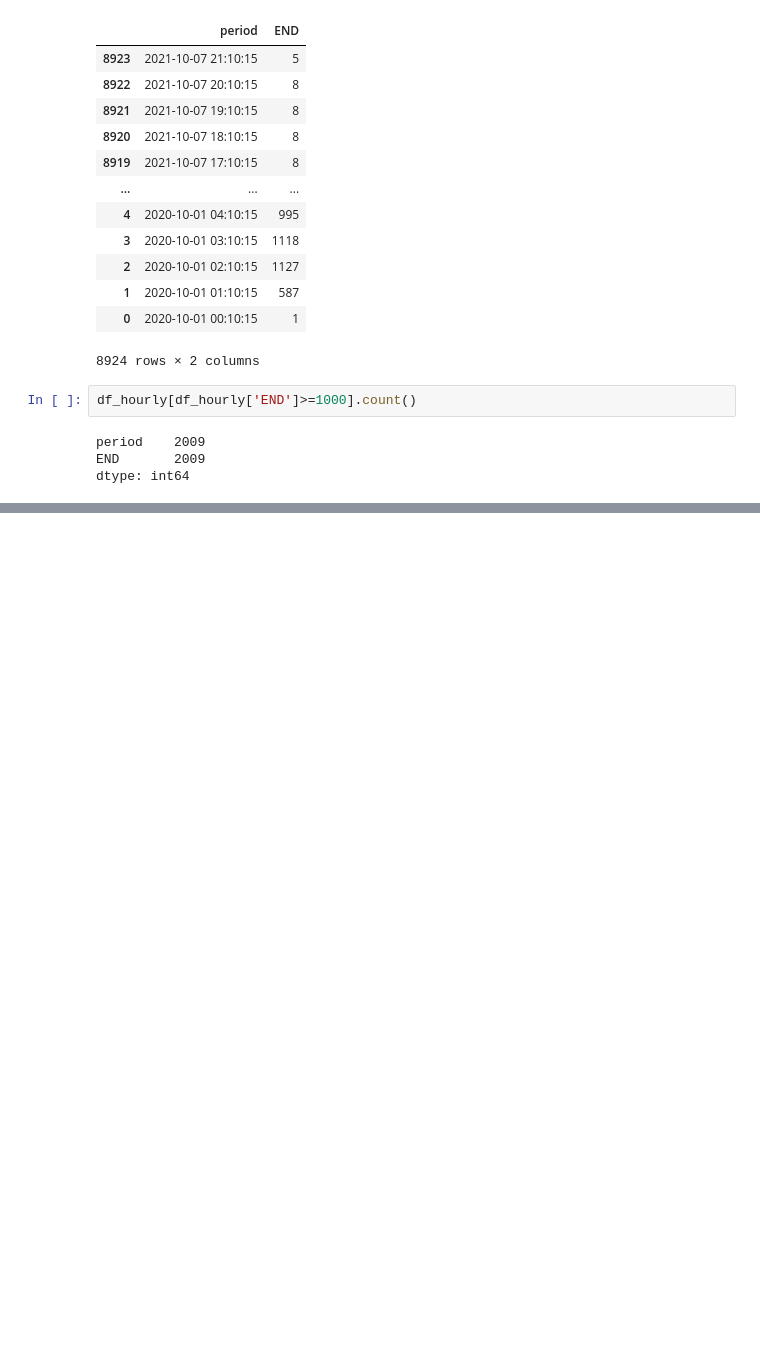
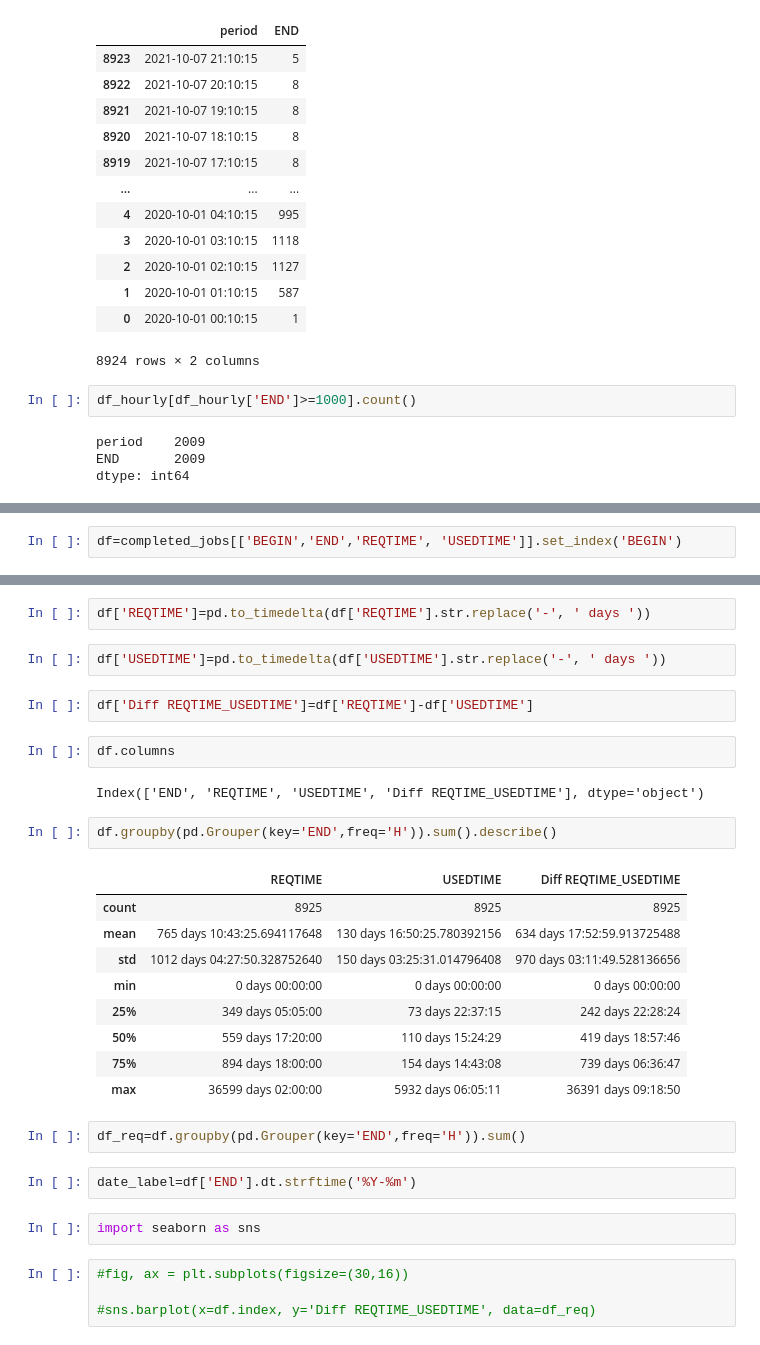
Before and after one commit to VahidehRasekhi/accre-sour_patch, a Jupyter notebook: accre_question1.ipynb, the cells around one changed output, grey strips where cells are left out. Drawn from its saved outputs; the diff is of its cells as text; blank space fills up the shorter version.

```diff
--- a/accre_question1.ipynb
+++ b/accre_question1.ipynb
@@ -294,0 +297,2 @@ dtype: int64
+# %%
+df=completed_jobs[['BEGIN','END','REQTIME', 'USEDTIME']].set_index('BEGIN')
@@ -294,0 +309,32 @@ dtype: int64
+# %%
+df['REQTIME']=pd.to_timedelta(df['REQTIME'].str.replace('-', ' days '))
+# %%
+df['USEDTIME']=pd.to_timedelta(df['USEDTIME'].str.replace('-', ' days '))
+# %%
+df['Diff REQTIME_USEDTIME']=df['REQTIME']-df['USEDTIME']
+# %%
+df.columns
+# %% [output]
+Index(['END', 'REQTIME', 'USEDTIME', 'Diff REQTIME_USEDTIME'], dtype='object')
+# %%
+df.groupby(pd.Grouper(key='END',freq='H')).sum().describe()
+# %% [output]
+|  | REQTIME | USEDTIME | Diff REQTIME_USEDTIME |
+| count | 8925 | 8925 | 8925 |
+| mean | 765 days 10:43:25.694117648 | 130 days 16:50:25.780392156 | 634 days 17:52:59.913725488 |
+| std | 1012 days 04:27:50.328752640 | 150 days 03:25:31.014796408 | 970 days 03:11:49.528136656 |
+| min | 0 days 00:00:00 | 0 days 00:00:00 | 0 days 00:00:00 |
+| 25% | 349 days 05:05:00 | 73 days 22:37:15 | 242 days 22:28:24 |
+| 50% | 559 days 17:20:00 | 110 days 15:24:29 | 419 days 18:57:46 |
+| 75% | 894 days 18:00:00 | 154 days 14:43:08 | 739 days 06:36:47 |
+| max | 36599 days 02:00:00 | 5932 days 06:05:11 | 36391 days 09:18:50 |
+# %%
+df_req=df.groupby(pd.Grouper(key='END',freq='H')).sum()
+# %%
+date_label=df['END'].dt.strftime('%Y-%m')
+# %%
+import seaborn as sns
+# %%
+#fig, ax = plt.subplots(figsize=(30,16))
+
+#sns.barplot(x=df.index, y='Diff REQTIME_USEDTIME', data=df_req)
```
Also changed, not shown: parts of 20 cells of this notebook.
